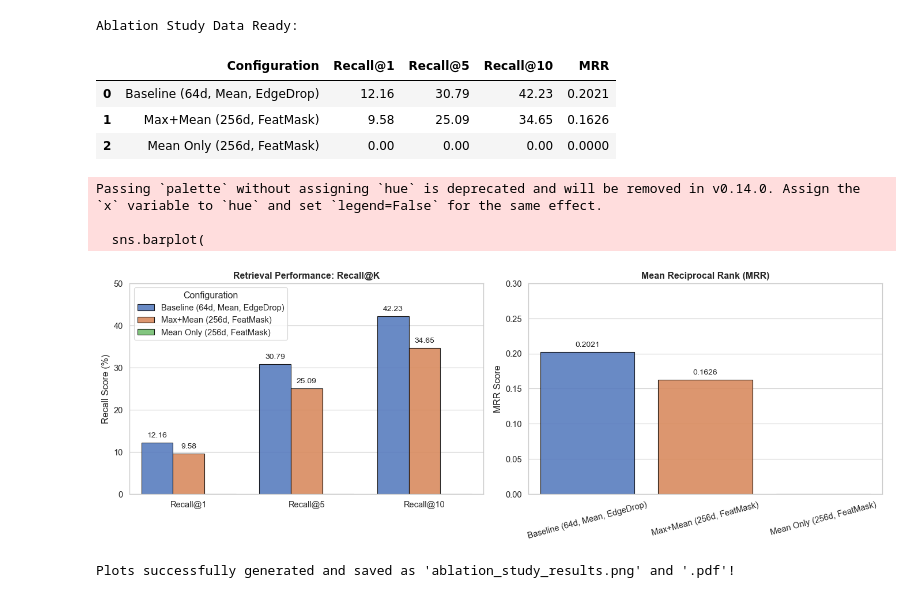
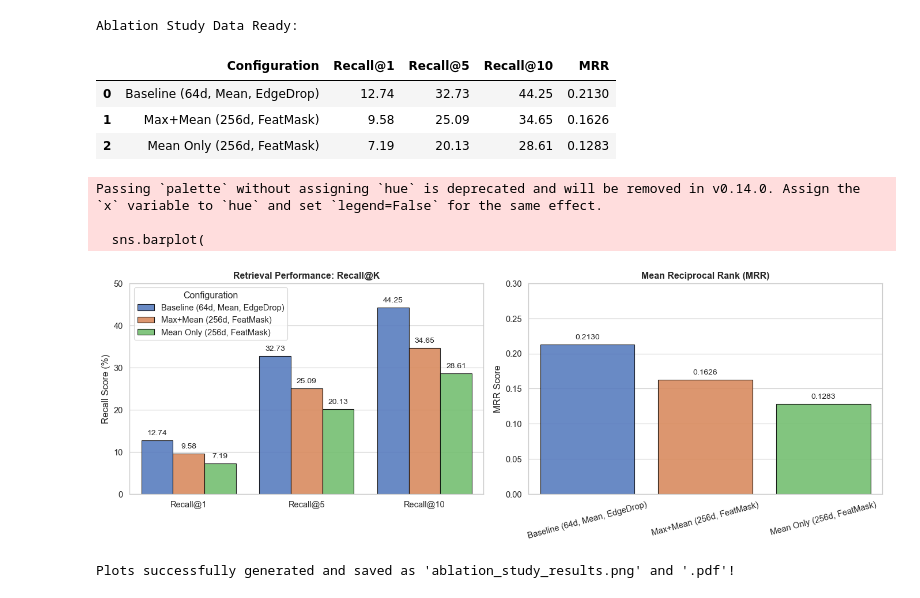
Before and after one commit to Diiiiii-9/cad_retrieval_swl2026, a Jupyter notebook: notebooks/ablation_visualization.ipynb, the cells around one changed output. Saved outputs shown, nothing was run; the diff lists cells and outputs as text; code cells hidden in the pictures.

```diff
--- a/notebooks/ablation_visualization.ipynb
+++ b/notebooks/ablation_visualization.ipynb
@@ -14,7 +14,7 @@ import seaborn as sns
 data = [
     {
         "Configuration": "Baseline (64d, Mean, EdgeDrop)",
-        "Recall@1": 12.16, "Recall@5": 30.79, "Recall@10": 42.23, "MRR": 0.2021
+        "Recall@1": 12.74, "Recall@5": 32.73, "Recall@10": 44.25, "MRR": 0.2130
     },
     {
         "Configuration": "Max+Mean (256d, FeatMask)",
@@ -74,34 +74,34 @@ sns.barplot(
 )
 axes[1].set_title("Mean Reciprocal Rank (MRR)", fontweight='bold')
 axes[1].set_ylabel("MRR Score")
 axes[1].set_xlabel("")
 axes[1].set_ylim(0, 0.3)
 
 axes[1].tick_params(axis='x', rotation=15)
 
 for p in axes[1].patches:
     if p.get_height() > 0:
         axes[1].annotate(format(p.get_height(), '.4f'),
                          (p.get_x() + p.get_width() / 2., p.get_height()),
                          ha = 'center', va = 'center',
                          xytext = (0, 9), textcoords = 'offset points', fontsize=10)
 
 
 plt.tight_layout()
 
 # plt.savefig("ablation_study_results.png", dpi=300, bbox_inches='tight')
 # plt.savefig("ablation_study_results.pdf", bbox_inches='tight')
 plt.show()
 
 print("\nPlots successfully generated and saved as 'ablation_study_results.png' and '.pdf'!")
 # %% [output]
 Ablation Study Data Ready:
 |  | Configuration | Recall@1 | Recall@5 | Recall@10 | MRR |
-| 0 | Baseline (64d, Mean, EdgeDrop) | 12.16 | 30.79 | 42.23 | 0.2021 |
+| 0 | Baseline (64d, Mean, EdgeDrop) | 12.74 | 32.73 | 44.25 | 0.2130 |
 | 1 | Max+Mean (256d, FeatMask) | 9.58 | 25.09 | 34.65 | 0.1626 |
-| 2 | Mean Only (256d, FeatMask) | 0.00 | 0.00 | 0.00 | 0.0000 |
+| 2 | Mean Only (256d, FeatMask) | 7.19 | 20.13 | 28.61 | 0.1283 |
 Passing `palette` without assigning `hue` is deprecated and will be removed in v0.14.0. Assign the `x` variable to `hue` and set `legend=False` for the same effect.
 
   sns.barplot(
-[figure, old version]
+[figure, new version]
 Plots successfully generated and saved as 'ablation_study_results.png' and '.pdf'!
```
Also changed, not shown: 9 other files.
